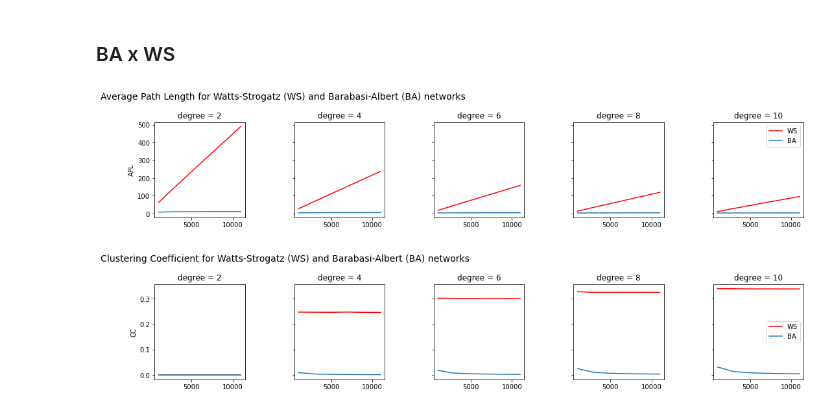
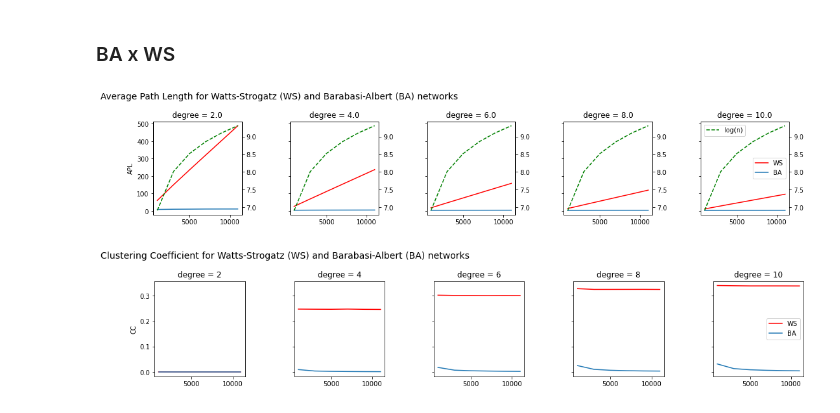
Before and after one commit to victorsanunes/complex-networks, a Jupyter notebook: notebooks/Assignment_02.ipynb, the cells around one changed output. Drawn from its saved outputs; the diff is of its cells as text; code cells hidden in the pictures.

```diff
--- a/notebooks/Assignment_02.ipynb
+++ b/notebooks/Assignment_02.ipynb
@@ -357,11 +290,11 @@ poisson_analysis.head()
 # %% [markdown]
 ### APL plotting
 # %%
-df_plot = poisson_analysis.pivot_table(index = ["nodes_number", "degree"],
+df_plot = poisson_analysis.pivot_table(index = ["nodes_number", "avg_degree"],
                                          values = ['avg_path_length', "clustering_coefficient"],
                                          aggfunc = ["mean"]).reset_index()
 
-degree_values = [2, 4, 6, 8, 10]#df_plot["degree"].unique()
+degree_values = [2, 4, 6, 8, 10]#df_plot["avg_degree"].unique()
 
 fig, ax = plt.subplots(nrows = 1,
                        ncols = len(degree_values), figsize = (16, 4),
@@ -371,7 +304,7 @@ fig.tight_layout(pad=6)
 
 for i in range(len(degree_values)):
     # Filter the dataset
-    data = df_plot[df_plot["degree"].isin([degree_values[i]])]
+    data = df_plot[df_plot["avg_degree"].isin([degree_values[i]])]
     ax[i].plot(data[ ("nodes_number")], data[("mean", "avg_path_length")], )
 
 #     # plot logarithm line to comparisons
@@ -382,7 +315,7 @@ for i in range(len(degree_values)):
 #              linestyle = "dashed",)
 
     # Titles and legends
-    ax[i].set_title(f"degree = {degree_values[i]}")
+    ax[i].set_title(f"z = {degree_values[i]}")
 
 _ = ax[0].set_ylabel("APL")
 # _ = ax2.set_ylabel("log(n)")
@@ -395,7 +328,7 @@ _ = fig.text(0, 0.9,
 # %% [markdown]
 ### Clustering Coefficient plotting
 # %%
-df_plot = poisson_analysis.pivot_table(index = ["nodes_number", "degree"],
+df_plot = poisson_analysis.pivot_table(index = ["nodes_number", "avg_degree"],
                                          values = ['avg_path_length', "clustering_coefficient"],
                                          aggfunc = ["mean"]).reset_index()
 
@@ -409,7 +342,7 @@ fig.tight_layout(pad=6)
 
 for i in range(len(degree_values)):
     # Filter the dataset
-    data = df_plot[df_plot["degree"].isin([degree_values[i]])]
+    data = df_plot[df_plot["avg_degree"].isin([degree_values[i]])]
     ax[i].plot(data[ ("nodes_number")], data[("mean", "clustering_coefficient")], )
 
 #     # plot logarithm line to comparisons
@@ -420,7 +353,7 @@ for i in range(len(degree_values)):
 #              linestyle = "dashed",)
 
     # Titles and legends
-    ax[i].set_title(f"degree = {degree_values[i]}")
+    ax[i].set_title(f"z = {degree_values[i]}")
 
 _ = ax[0].set_ylabel("CC")
 # _ = ax2.set_ylabel("log(n)")
@@ -570,7 +539,7 @@ for i in range(len(rewiring_values)):
 #              linestyle = "dashed",)
 
     # Titles and legends
-    ax[i].set_title(f"degree = {np.round(degree_values[i], 2)}")
+    ax[i].set_title(f"z = {np.round(degree_values[i], 2)}")
 
 _ = ax[0].set_ylabel("APL")
 # _ = ax2.set_ylabel("log(n)")
@@ -696,11 +665,19 @@ for i in range(len(rewiring_values)):
                   & (df_plot["network"] == 'BA')]
     ax[i].plot(data[ ("nodes_number")], data[("mean", "avg_path_length")], linestyle = '-')
 
+
+    ax2 = ax[i].twinx()
+    ax2.plot(data[("nodes_number")],
+             np.log(data[("nodes_number")]),
+             color = "green",
+             linestyle = "dashed",)
+
     # Titles and legends
     ax[i].set_title(f"degree = {np.round(degree_values[i], 2)}")
 
 _ = ax[0].set_ylabel("APL")
-_ = ax[4].legend(["ER", "BA"])
+_ = ax[4].legend(["ER", "BA"], loc = 'center right')
+_ = ax2.legend(["log(n)"])
 _ = fig.text(0, 0.9,
              'Average Path Length for Erdos-Renyi (ER) and Barabasi-Albert (BA) networks',
              fontdict = {'size': 14,
@@ -750,35 +727,42 @@ df_plot = agg_data.pivot_table(index = ['network', "nodes_number", "avg_degree"]
                                 aggfunc = ["mean"]
                                ).reset_index()
 
 degree_values = df_plot["avg_degree"].unique()
 
 fig, ax = plt.subplots(nrows = 1,
                        ncols = len(rewiring_values), figsize = (16, 4),
                        sharey = True)
 
 fig.tight_layout(pad=6)
 
 for i in range(len(rewiring_values)):
     # Filter the dataset
     data = df_plot[(df_plot["avg_degree"].isin([degree_values[i]]))
                   & (df_plot["network"] == 'WS')]
     ax[i].plot(data[ ("nodes_number")], data[("mean", "avg_path_length")], linestyle = '-', color = 'red')
 
     data = df_plot[(df_plot["avg_degree"].isin([degree_values[i]]))
                   & (df_plot["network"] == 'BA')]
     ax[i].plot(data[ ("nodes_number")], data[("mean", "avg_path_length")], linestyle = '-')
 
+    ax2 = ax[i].twinx()
+    ax2.plot(data[("nodes_number")],
+             np.log(data[("nodes_number")]),
+             color = "green",
+             linestyle = "dashed",)
+
     # Titles and legends
     ax[i].set_title(f"degree = {np.round(degree_values[i], 2)}")
 
 _ = ax[0].set_ylabel("APL")
-_ = ax[4].legend(["WS", "BA"])
+_ = ax[4].legend(["WS", "BA"], loc = 'center right')
+_ = ax2.legend(["log(n)"])
 _ = fig.text(0, 0.9,
              'Average Path Length for Watts-Strogatz (WS) and Barabasi-Albert (BA) networks',
              fontdict = {'size': 14,
                          'family': 'DejaVu Sans',})
 # %% [output]
-[figure, old version]
+[figure, new version]
 # %%
 df_plot = agg_data.pivot_table(index = ['network', "nodes_number", "avg_degree"],
                                values = ["avg_path_length", "clustering_coefficient"],
```
Also changed, not shown: parts of 11 cells of this notebook.
